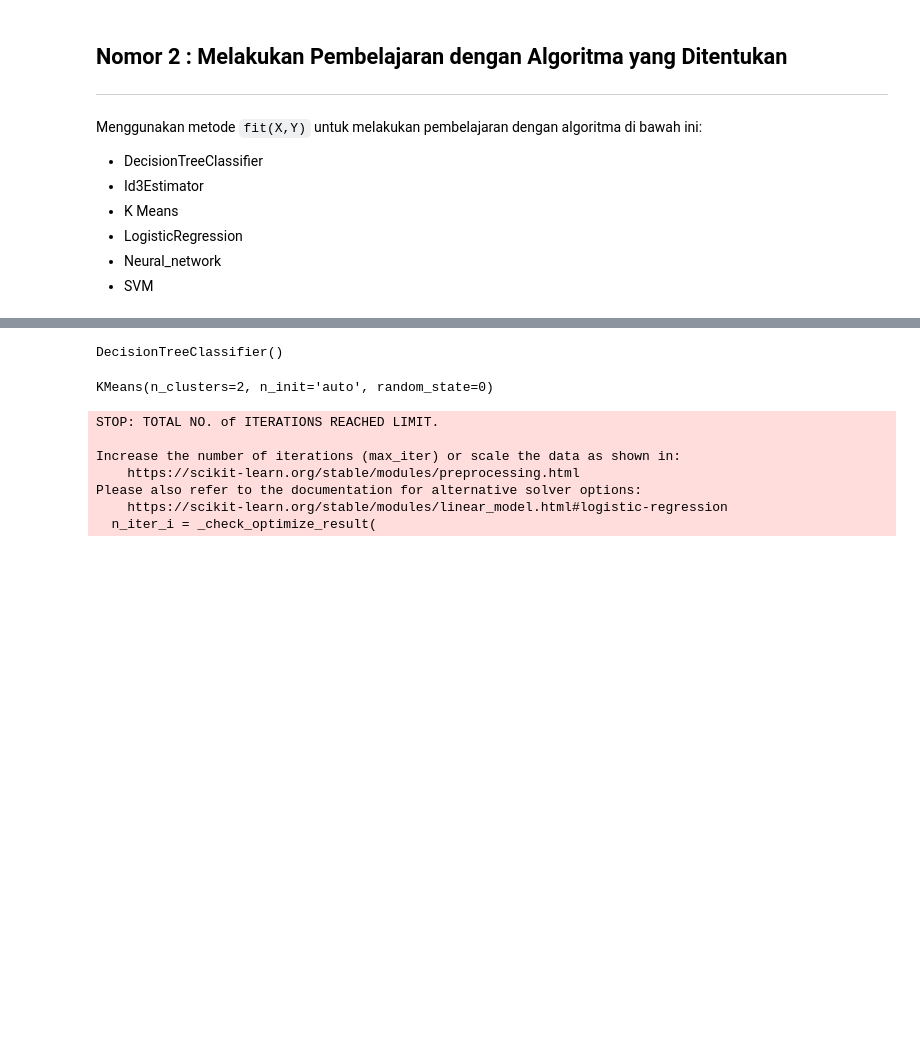
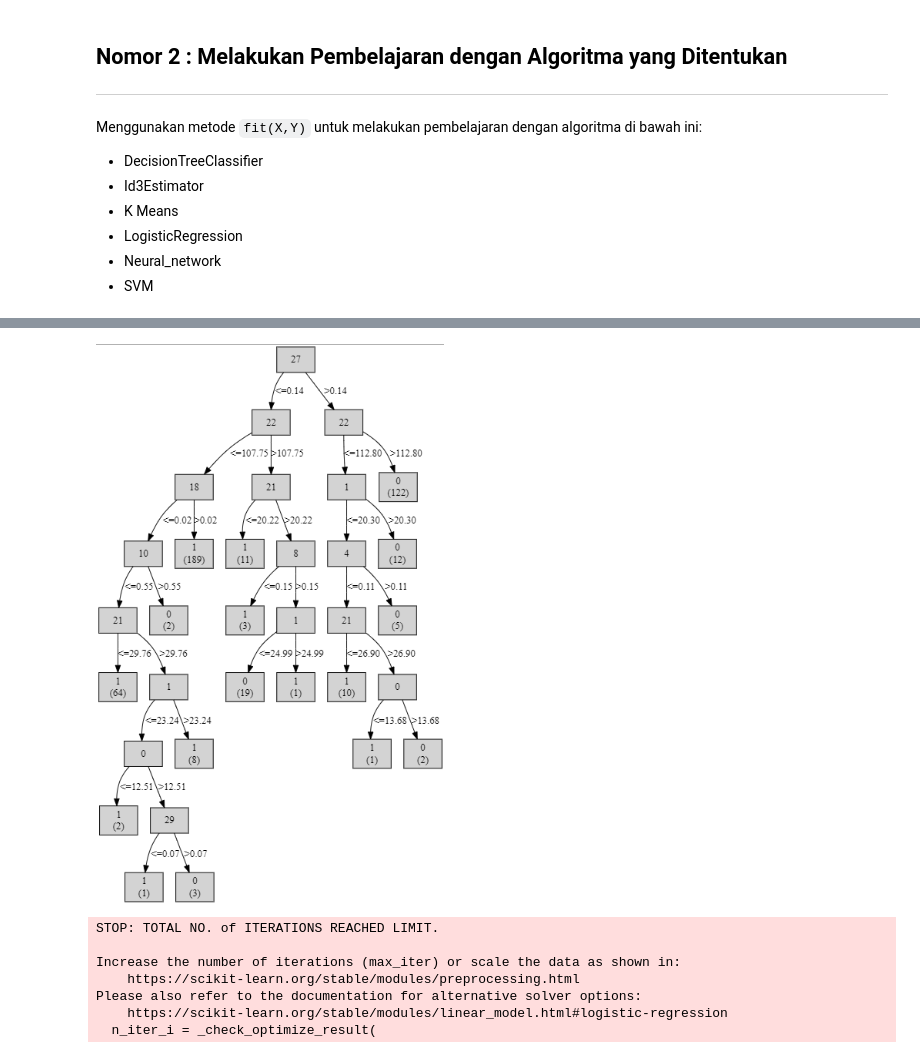
Before and after one commit to rkvilena/eksplorasi_library_learning, a Jupyter notebook: src/Tucil_13520134_13520150.ipynb, the cells around one changed output, grey strips where cells are left out. Drawn from its saved outputs; the diff is of its cells as text; code cells hidden in the pictures; blank space fills up the shorter version.

```diff
--- a/src/Tucil_13520134_13520150.ipynb
+++ b/src/Tucil_13520134_13520150.ipynb
@@ -97,17 +104,19 @@ print() # erase the long chunk of output
 # %%
 # Id3Estimator model
 # ---------------------------------------- BAGIAN HAIDAR
-id3eModel = tree.DecisionTreeClassifier()
-id3eModel.fit(X_train, Y_train)
+# id3eModel = tree.DecisionTreeClassifier()
+# id3eModel.fit(X_train, Y_train)
+id3eModel = Id3Estimator()
+id3eModel = id3eModel.fit(X_train, Y_train)
+tree = export_graphviz(id3eModel.tree_, 'tree.dot', None)
+Image(filename='id3tree.png')
 # %% [output]
-DecisionTreeClassifier()
+[figure, added]
 # %%
 # K Means model
-nCluster = 2
-kmeansModel = KMeans(n_clusters=nCluster, random_state=0, n_init='auto').fit(X_train)
-kmeansModel.fit(X_train, Y_train)
+# nCluster = 2
+# kmeansModel = KMeans(n_clusters=nCluster, random_state=0, n_init='auto').fit(X_train)
+# kmeansModel.fit(X_train, Y_train)
-# %% [output]
-KMeans(n_clusters=2, n_init='auto', random_state=0)
 # %%
 # LogisticRegression model
 lrModel = LogisticRegression(random_state=0, max_iter=1000).fit(X_train, Y_train)
```
Also changed, not shown: parts of 11 cells of this notebook, 8 other files.
